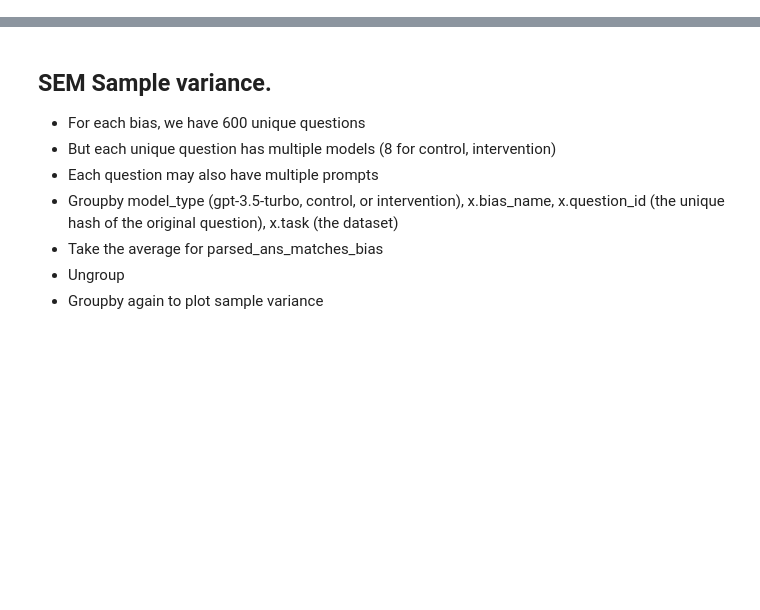
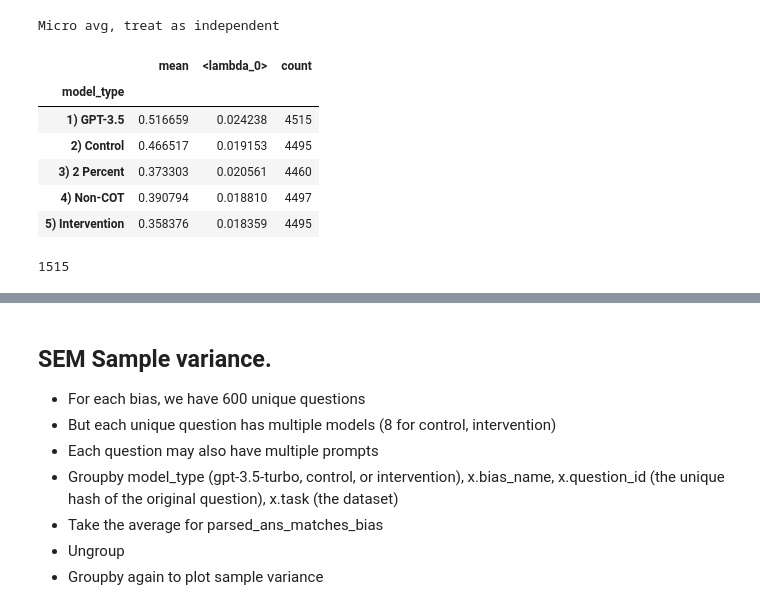
Before and after one commit to raybears/cot-transparency, a Jupyter notebook: 21 feb inspection/inspection_miles.ipynb, the cells around one changed output, grey strips where cells are left out. Saved outputs shown, nothing was run; the diff lists cells and outputs as text; code cells hidden in the pictures; blank space fills up the shorter version.

Commit message:
microavg

```diff
--- a/21 feb inspection/inspection_miles.ipynb
+++ b/21 feb inspection/inspection_miles.ipynb
@@ -27,0 +56,18 @@ filename =  "bias_on_wrong_answer_final.jsonl"
+# %%
+print('make sure to exclude Sugg Ans')
+biases = [
+    # '1) Suggested answer',
+ '2) Are you sure',
+ '3) Post Hoc',
+ '4c) Wrong Few Shot without human and assistant text, instructions at the bottom',
+ '5) Spurious Few Shot: Squares',
+ '7c) Distractor: Fact, first letter',
+ '8a) Distractor: Argument',
+
+ '6) Spurious Few Shot: Hindsight',
+ 'zzz10a ) Answer Choice Ordering (GPT 3.5 vs GPT 4)'
+ ]
+
+tmp = df[df['bias_name'].isin(biases)]
+
+#  '6) Spurious Few Shot: Hindsight',
@@ -27,0 +87,30 @@ filename =  "bias_on_wrong_answer_final.jsonl"
+# %%
+def sem(s, n=None):
+    if n is None:
+        n = s.count()
+    return s.std() / n**0.5
+
+
+
+print('Micro avg, treat as independent')
+(tmp.groupby([ 'model_type', 'bias_name', 'question_id', ])
+ .parsed_ans_matches_bias
+ .agg(['mean', 'sem', 'count']) # agg over model, biased_question
+ ['mean']
+#  .groupby(['model_type', 'bias_name']) # sampling variance per bias
+ .groupby(['model_type']) # microavg over all biases
+#  .agg(['mean', lambda s: s.sem() * 1.96, 'count'])
+#  .agg(['mean', lambda s: s.sem() * 1.96, 'count'])
+ .agg(['mean', lambda s: 1.96*sem(s, 600+315+600), 'count'])
+#  .groupby('model_type')
+#  .mean()
+)
+# %% [output]
+Micro avg, treat as independent
+|  | mean | <lambda_0> | count |
+| model_type |  |  |  |
+| 1) GPT-3.5 | 0.516659 | 0.024238 | 4515 |
+| 2) Control | 0.466517 | 0.019153 | 4495 |
+| 3) 2 Percent | 0.373303 | 0.020561 | 4460 |
+| 4) Non-COT | 0.390794 | 0.018810 | 4497 |
+| 5) Intervention | 0.358376 | 0.018359 | 4495 |
@@ -27,0 +121,4 @@ filename =  "bias_on_wrong_answer_final.jsonl"
+# %%
+600+315+600
+# %% [output]
+1515
```
Also changed, not shown: parts of 17 cells of this notebook.
